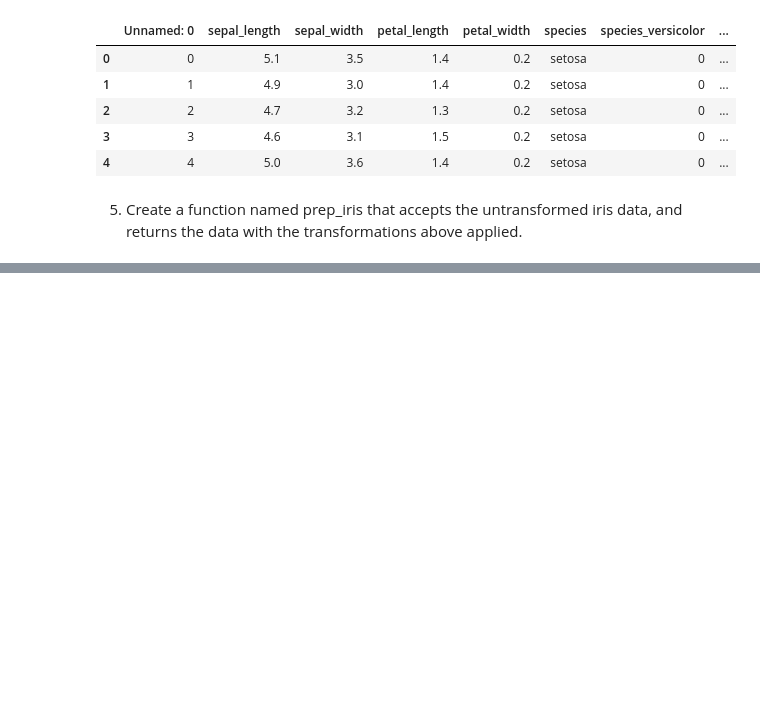
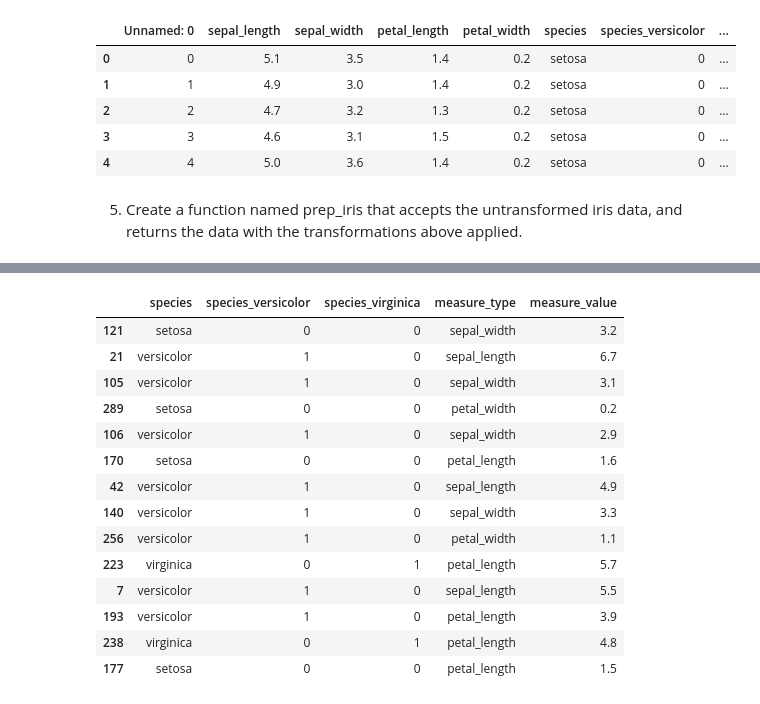
Before and after one commit to david-ryan-alviola/classification-exercises, a Jupyter notebook: classification_exercises.ipynb, the cells around one changed output, grey strips where cells are left out. Drawn from its saved outputs; the diff is of its cells as text; code cells hidden in the pictures; blank space fills up the shorter version.

```diff
--- a/classification_exercises.ipynb
+++ b/classification_exercises.ipynb
@@ -355,0 +366,19 @@ train, validate = train_test_split(train_validate, train_size=0.7, random_state=
+# %%
+iris_melt_df = train.melt(id_vars=['species', 'species_versicolor', 'species_virginica'], var_name='measure_type', value_name='measure_value')
+iris_melt_df.sample(14)
+# %% [output]
+|  | species | species_versicolor | species_virginica | measure_type | measure_value |
+| 121 | setosa | 0 | 0 | sepal_width | 3.2 |
+| 21 | versicolor | 1 | 0 | sepal_length | 6.7 |
+| 105 | versicolor | 1 | 0 | sepal_width | 3.1 |
+| 289 | setosa | 0 | 0 | petal_width | 0.2 |
+| 106 | versicolor | 1 | 0 | sepal_width | 2.9 |
+| 170 | setosa | 0 | 0 | petal_length | 1.6 |
+| 42 | versicolor | 1 | 0 | sepal_length | 4.9 |
+| 140 | versicolor | 1 | 0 | sepal_width | 3.3 |
+| 256 | versicolor | 1 | 0 | petal_width | 1.1 |
+| 223 | virginica | 0 | 1 | petal_length | 5.7 |
+| 7 | versicolor | 1 | 0 | sepal_length | 5.5 |
+| 193 | versicolor | 1 | 0 | petal_length | 3.9 |
+| 238 | virginica | 0 | 1 | petal_length | 4.8 |
+| 177 | setosa | 0 | 0 | petal_length | 1.5 |
```
Also changed, not shown: parts of 17 cells of this notebook, 2 other files.
